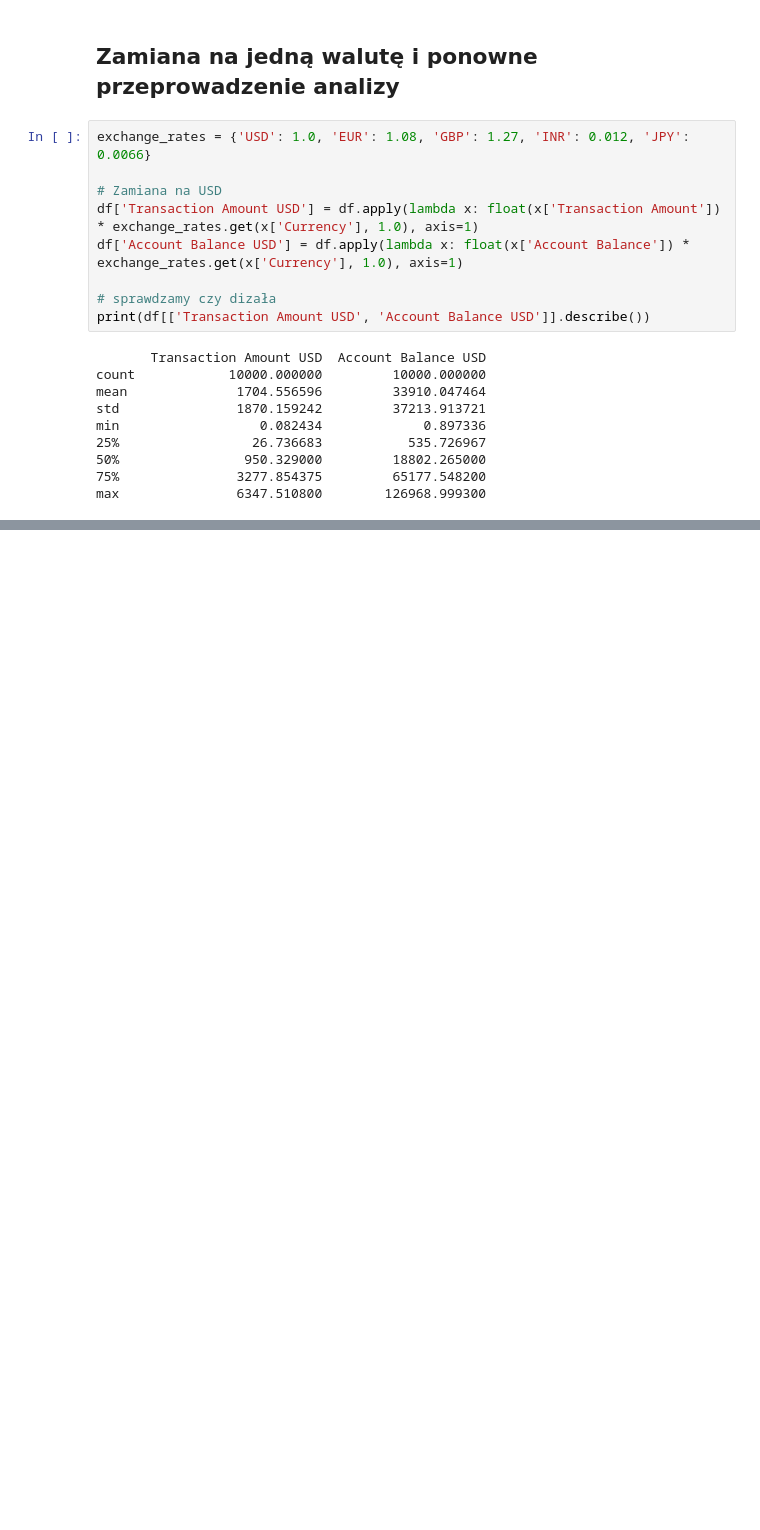
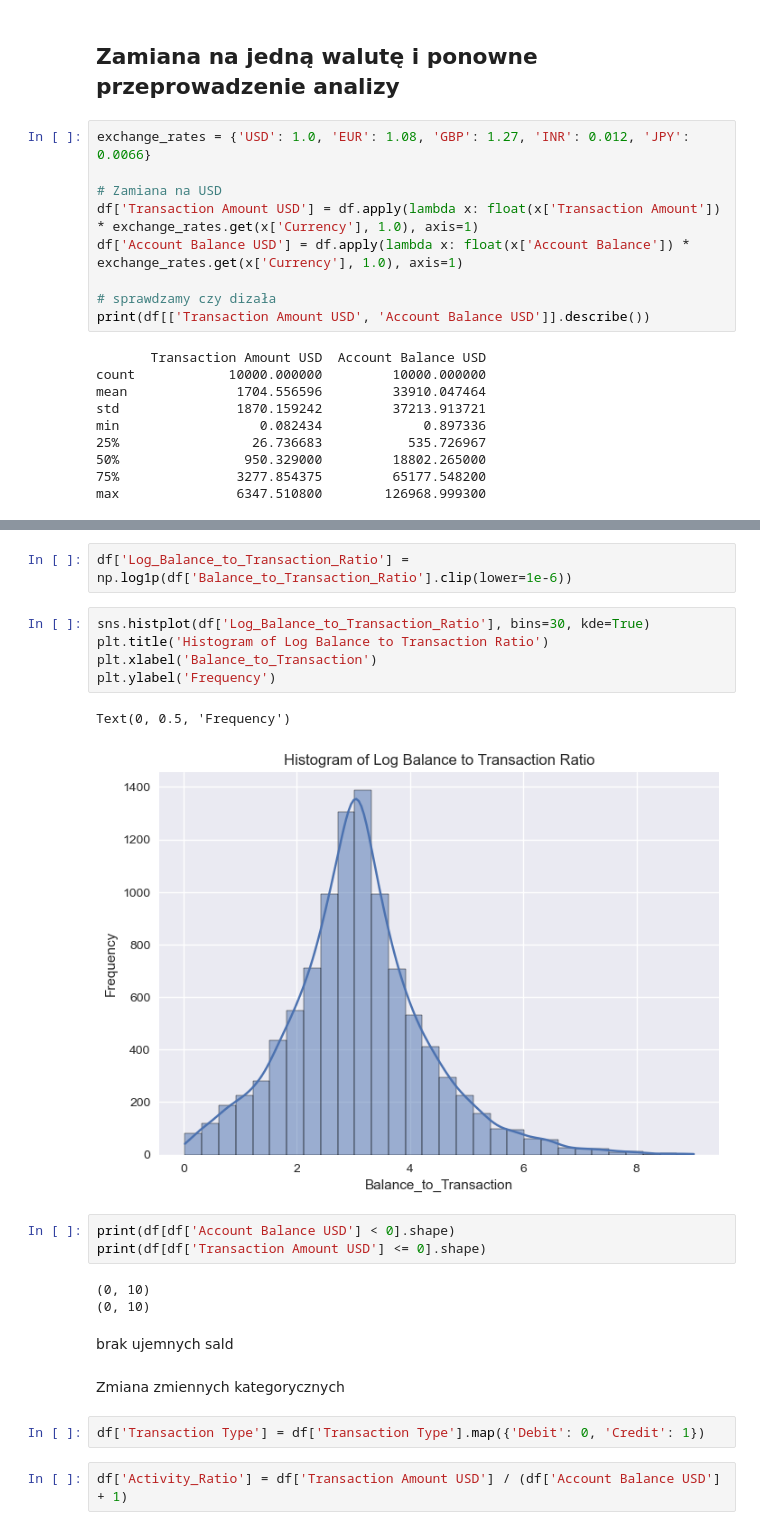
Before and after one commit to wiktoriakawa/IntroductionToMachineLearning-Project2, a Jupyter notebook: budowa_krok_1i2_3.ipynb, the cells around one changed output, grey strips where cells are left out. Drawn from its saved outputs; the diff is of its cells as text; blank space fills up the shorter version.

```diff
--- a/budowa_krok_1i2_3.ipynb
+++ b/budowa_krok_1i2_3.ipynb
@@ -371,0 +364,24 @@ df['Balance_to_Transaction_Ratio'] = df['Account Balance USD'] / df['Transaction
+# %%
+df['Log_Balance_to_Transaction_Ratio'] = np.log1p(df['Balance_to_Transaction_Ratio'].clip(lower=1e-6))
+# %%
+sns.histplot(df['Log_Balance_to_Transaction_Ratio'], bins=30, kde=True)
+plt.title('Histogram of Log Balance to Transaction Ratio')
+plt.xlabel('Balance_to_Transaction')
+plt.ylabel('Frequency')
+# %% [output]
+Text(0, 0.5, 'Frequency')
+[figure, added]
+# %%
+print(df[df['Account Balance USD'] < 0].shape)
+print(df[df['Transaction Amount USD'] <= 0].shape)
+# %% [output]
+(0, 10)
+(0, 10)
+# %% [markdown]
+brak ujemnych sald
+# %% [markdown]
+Zmiana zmiennych kategorycznych
+# %%
+df['Transaction Type'] = df['Transaction Type'].map({'Debit': 0, 'Credit': 1})
+# %%
+df['Activity_Ratio'] = df['Transaction Amount USD'] / (df['Account Balance USD'] + 1)
```
Also changed, not shown: parts of 37 cells of this notebook.
